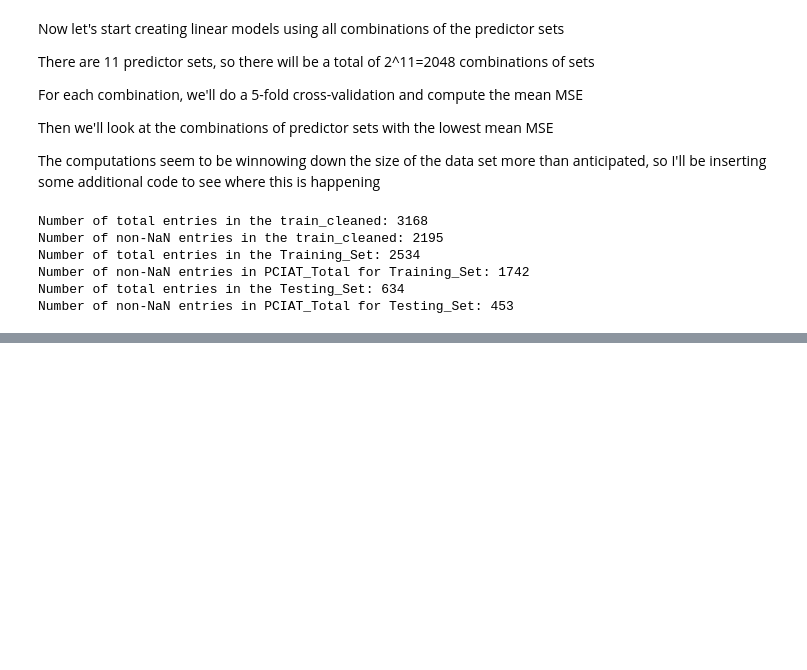
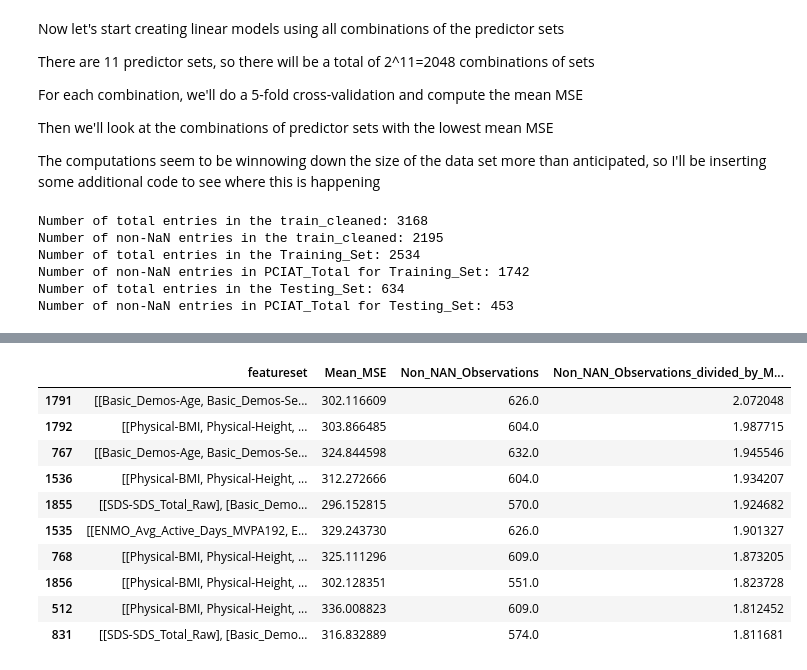
Before and after one commit to aarondweinberg/CMI_problematic_internet_use, a Jupyter notebook: EDA_AW.ipynb, the cells around one changed output, grey strips where cells are left out. Cells and saved outputs as stored; diff of their text form; code cells hidden in the pictures; blank space fills up the shorter version.

```diff
--- a/EDA_AW.ipynb
+++ b/EDA_AW.ipynb
@@ -623,0 +608,18 @@ plt.show()
+# %%
+# Identify rows in MSE_Group_Comparison where the featureset string includes 'ENMO'
+ENMO_Comparison = MSE_Group_Comparison[MSE_Group_Comparison['featureset'].astype(str).str.contains('ENMO')]
+# %%
+# Sort ENMO_Comparison by Non_NAN_Observations_divided_by_Mean_MSE
+ENMO_Comparison.sort_values(by='Non_NAN_Observations_divided_by_Mean_MSE', ascending=False).head(10)
+# %% [output]
+|  | featureset | Mean_MSE | Non_NAN_Observations | Non_NAN_Observations_divided_by_M... |
+| 1791 | [[Basic_Demos-Age, Basic_Demos-Se... | 302.116609 | 626.0 | 2.072048 |
+| 1792 | [[Physical-BMI, Physical-Height, ... | 303.866485 | 604.0 | 1.987715 |
+| 767 | [[Basic_Demos-Age, Basic_Demos-Se... | 324.844598 | 632.0 | 1.945546 |
+| 1536 | [[Physical-BMI, Physical-Height, ... | 312.272666 | 604.0 | 1.934207 |
+| 1855 | [[SDS-SDS_Total_Raw], [Basic_Demo... | 296.152815 | 570.0 | 1.924682 |
+| 1535 | [[ENMO_Avg_Active_Days_MVPA192, E... | 329.243730 | 626.0 | 1.901327 |
+| 768 | [[Physical-BMI, Physical-Height, ... | 325.111296 | 609.0 | 1.873205 |
+| 1856 | [[Physical-BMI, Physical-Height, ... | 302.128351 | 551.0 | 1.823728 |
+| 512 | [[Physical-BMI, Physical-Height, ... | 336.008823 | 609.0 | 1.812452 |
+| 831 | [[SDS-SDS_Total_Raw], [Basic_Demo... | 316.832889 | 574.0 | 1.811681 |
```
Also changed, not shown: parts of 8 cells of this notebook.
